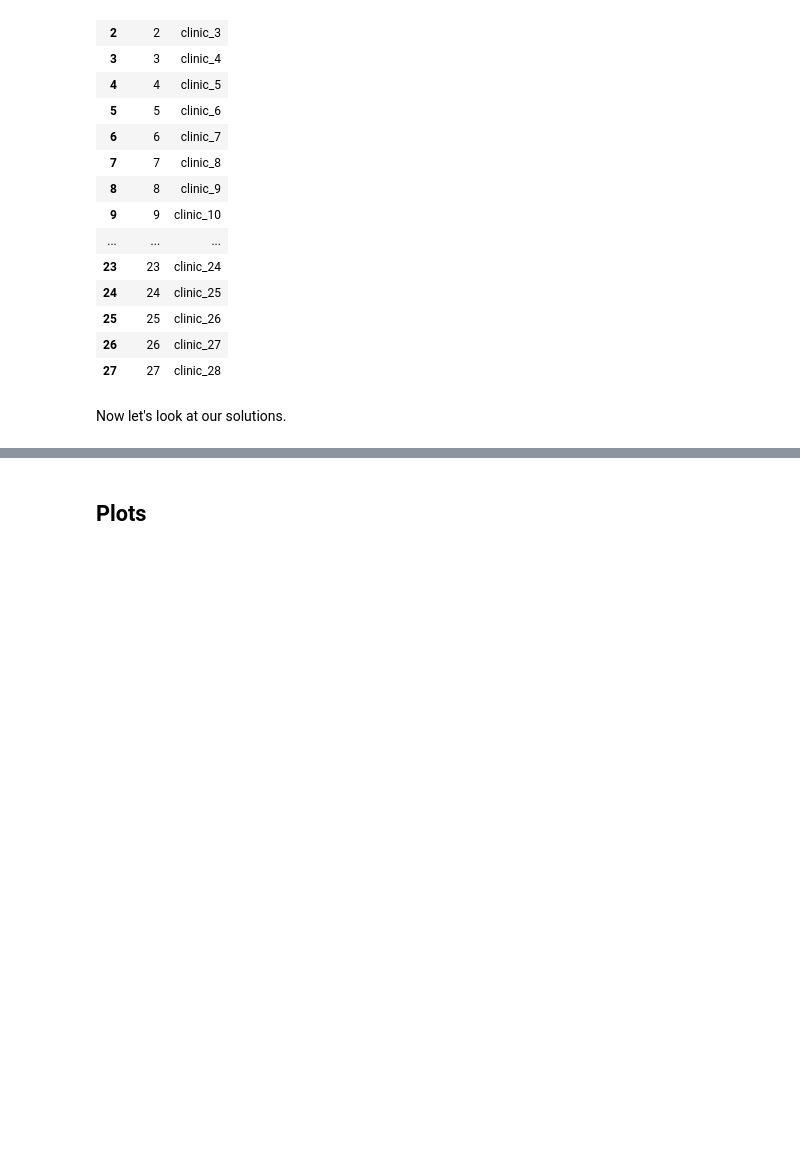
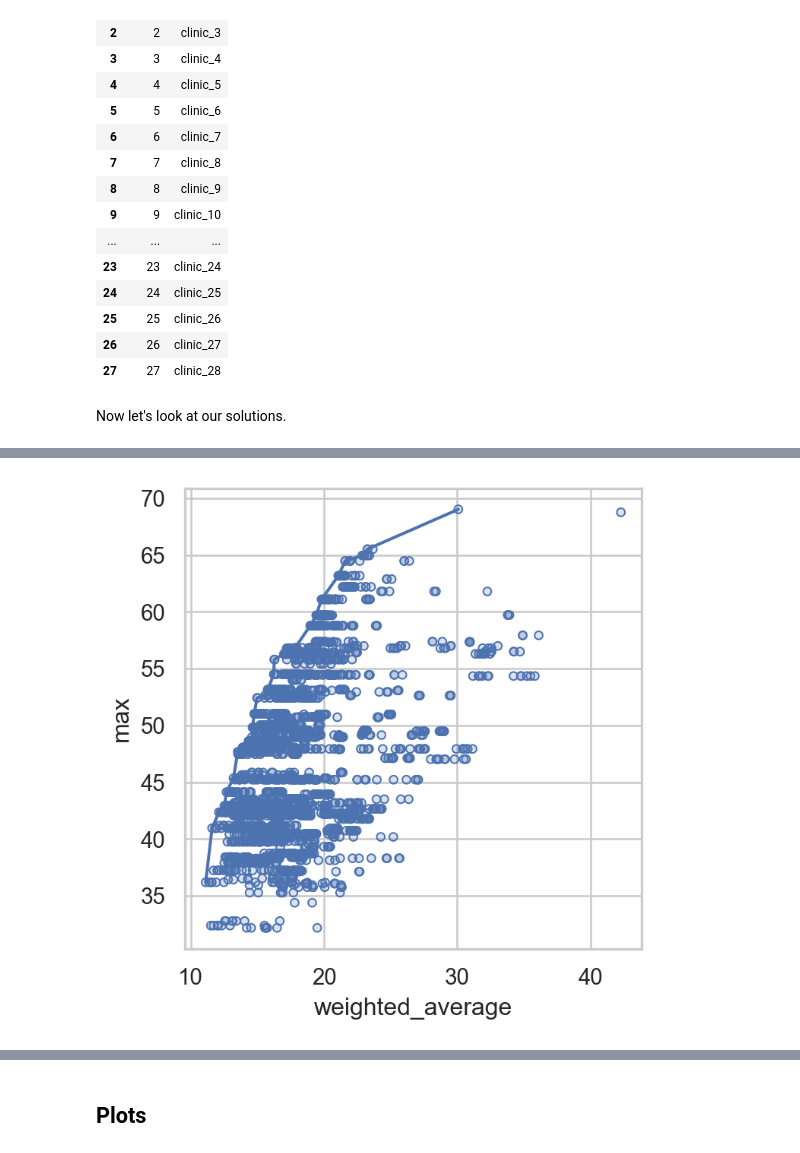
Before and after one commit to hsma-tools/lokigi, a Jupyter notebook: examples/location/no_geometry/no_geometry.ipynb, the cells around one changed output, grey strips where cells are left out. Cells and saved outputs as stored; diff of their text form; code cells hidden in the pictures; blank space fills up the shorter version.

```diff
--- a/examples/location/no_geometry/no_geometry.ipynb
+++ b/examples/location/no_geometry/no_geometry.ipynb
@@ -105,0 +106,4 @@ solution_3.show_solutions()
+# %%
+solution_3.plot_simple_pareto_front()
+# %% [output]
+[figure, added]
```
Also changed, not shown: parts of 2 cells of this notebook, 1 other file.
